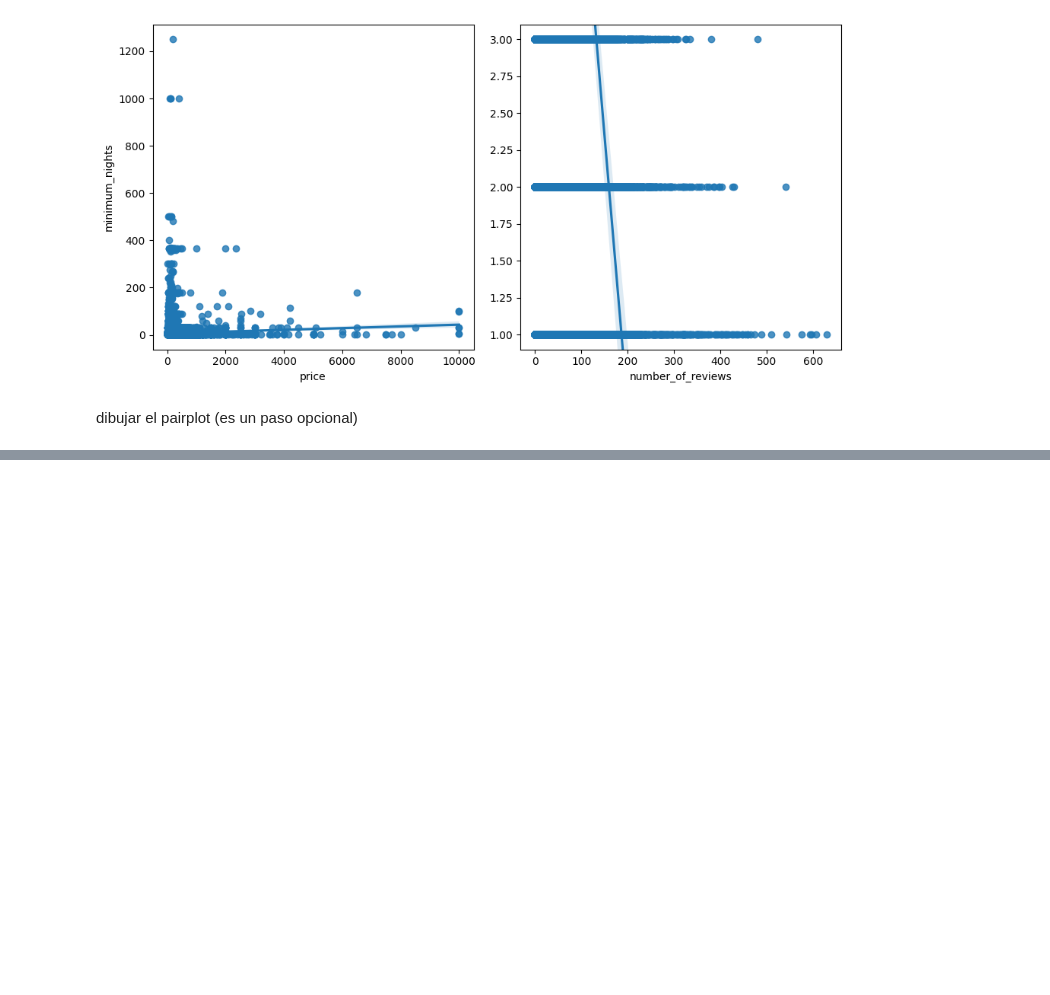
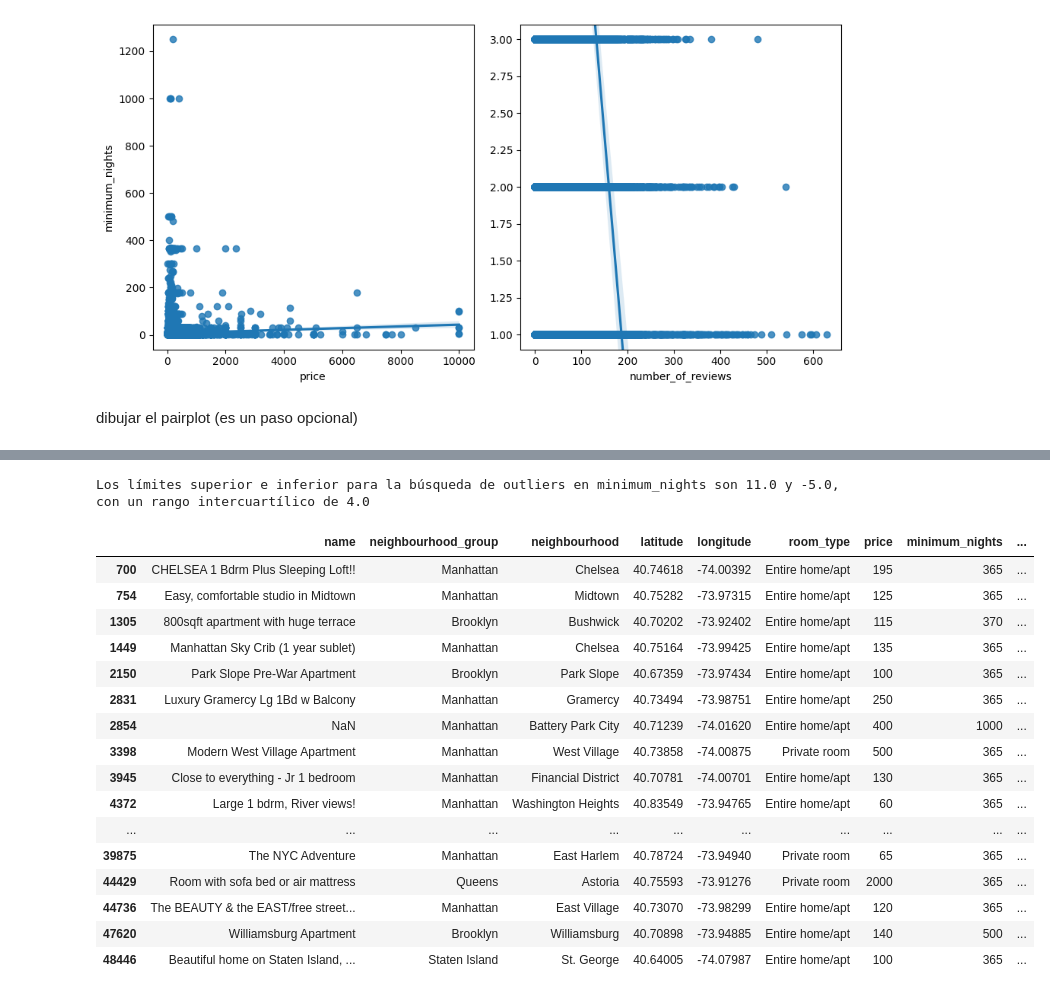
Before and after one commit to jaimed411/013-PROYECTO1-machine-learning-airbnb, a Jupyter notebook: src/explore.ipynb, the cells around one changed output, grey strips where cells are left out. Drawn from its saved outputs; the diff is of its cells as text; code cells hidden in the pictures; blank space fills up the shorter version.

```diff
--- a/src/explore.ipynb
+++ b/src/explore.ipynb
@@ -311,0 +409,30 @@ sns.pairplot(data = dataframe)
+# %%
+fare_iqr = minimum_nights_stats["75%"] - minimum_nights_stats["25%"]
+upper_limit = minimum_nights_stats["75%"] + 1.5 * fare_iqr
+lower_limit = minimum_nights_stats["25%"] - 1.5 * fare_iqr
+
+print(f"Los límites superior e inferior para la búsqueda de outliers en minimum_nights son {round(upper_limit, 2)} y {round(lower_limit, 2)}, con un rango intercuartílico de {round(fare_iqr, 2)}")
+# %% [output]
+Los límites superior e inferior para la búsqueda de outliers en minimum_nights son 11.0 y -5.0, con un rango intercuartílico de 4.0
+# %%
+#eamos cuántos valores representan ese valor extremo de 800
+
+dataframe[dataframe["minimum_nights"] > 360]
+# %% [output]
+|  | name | neighbourhood_group | neighbourhood | latitude | longitude | room_type | price | minimum_nights | ... |
+| 700 | CHELSEA 1 Bdrm Plus Sleeping Loft!! | Manhattan | Chelsea | 40.74618 | -74.00392 | Entire home/apt | 195 | 365 | ... |
+| 754 | Easy, comfortable studio in Midtown | Manhattan | Midtown | 40.75282 | -73.97315 | Entire home/apt | 125 | 365 | ... |
+| 1305 | 800sqft apartment with huge terrace | Brooklyn | Bushwick | 40.70202 | -73.92402 | Entire home/apt | 115 | 370 | ... |
+| 1449 | Manhattan Sky Crib (1 year sublet) | Manhattan | Chelsea | 40.75164 | -73.99425 | Entire home/apt | 135 | 365 | ... |
+| 2150 | Park Slope Pre-War Apartment | Brooklyn | Park Slope | 40.67359 | -73.97434 | Entire home/apt | 100 | 365 | ... |
+| 2831 | Luxury Gramercy Lg 1Bd w Balcony | Manhattan | Gramercy | 40.73494 | -73.98751 | Entire home/apt | 250 | 365 | ... |
+| 2854 | NaN | Manhattan | Battery Park City | 40.71239 | -74.01620 | Entire home/apt | 400 | 1000 | ... |
+| 3398 | Modern West Village Apartment | Manhattan | West Village | 40.73858 | -74.00875 | Private room | 500 | 365 | ... |
+| 3945 | Close to everything - Jr 1 bedroom | Manhattan | Financial District | 40.70781 | -74.00701 | Entire home/apt | 130 | 365 | ... |
+| 4372 | Large 1 bdrm, River views! | Manhattan | Washington Heights | 40.83549 | -73.94765 | Entire home/apt | 60 | 365 | ... |
+| ... | ... | ... | ... | ... | ... | ... | ... | ... | ... |
+| 39875 | The NYC Adventure | Manhattan | East Harlem | 40.78724 | -73.94940 | Private room | 65 | 365 | ... |
+| 44429 | Room with sofa bed or air mattress | Queens | Astoria | 40.75593 | -73.91276 | Private room | 2000 | 365 | ... |
+| 44736 | The BEAUTY & the EAST/free street... | Manhattan | East Village | 40.73070 | -73.98299 | Entire home/apt | 120 | 365 | ... |
+| 47620 | Williamsburg Apartment | Brooklyn | Williamsburg | 40.70898 | -73.94885 | Entire home/apt | 140 | 500 | ... |
+| 48446 | Beautiful home on Staten Island, ... | Staten Island | St. George | 40.64005 | -74.07987 | Entire home/apt | 100 | 365 | ... |
```
Also changed, not shown: parts of 32 cells of this notebook.
